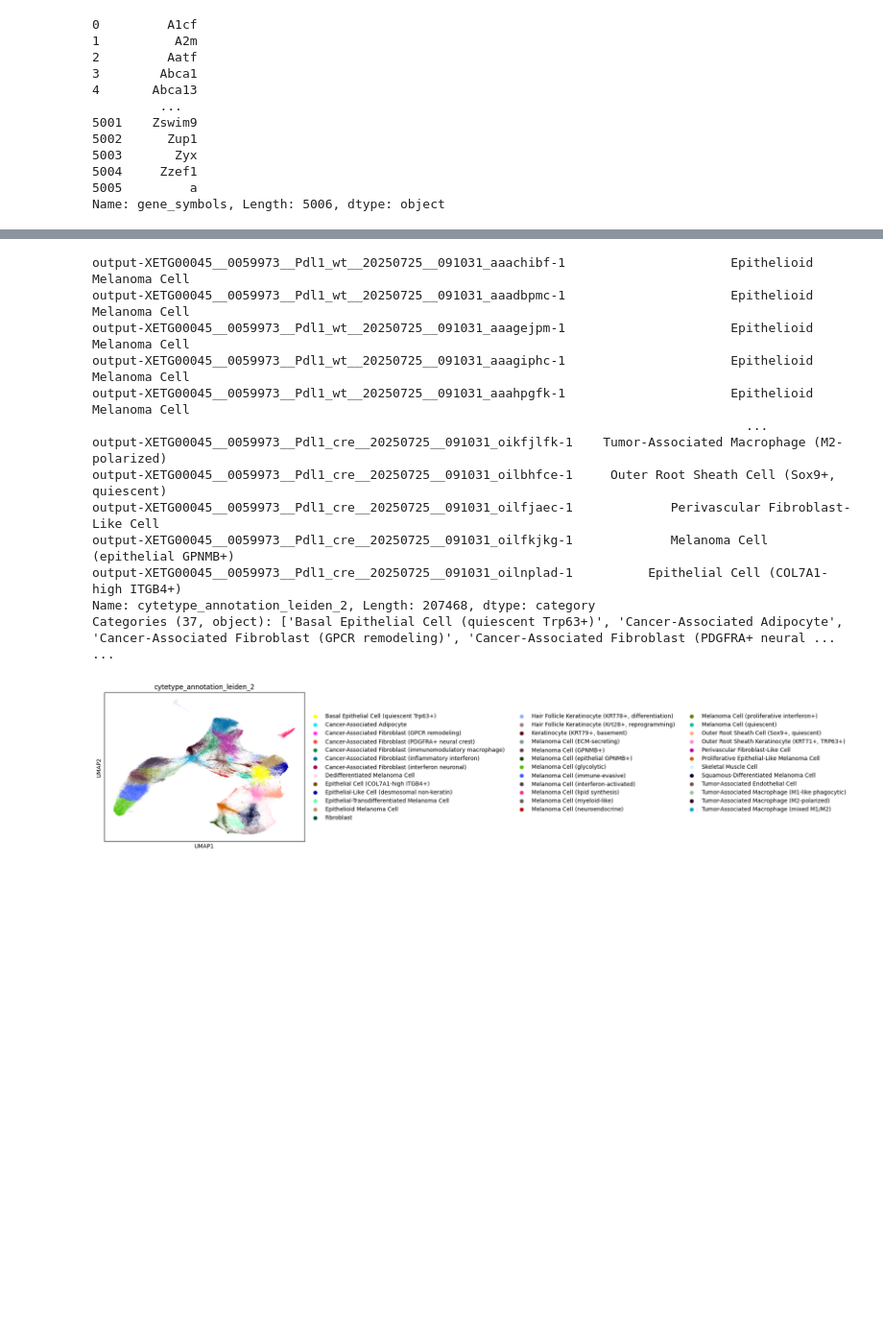
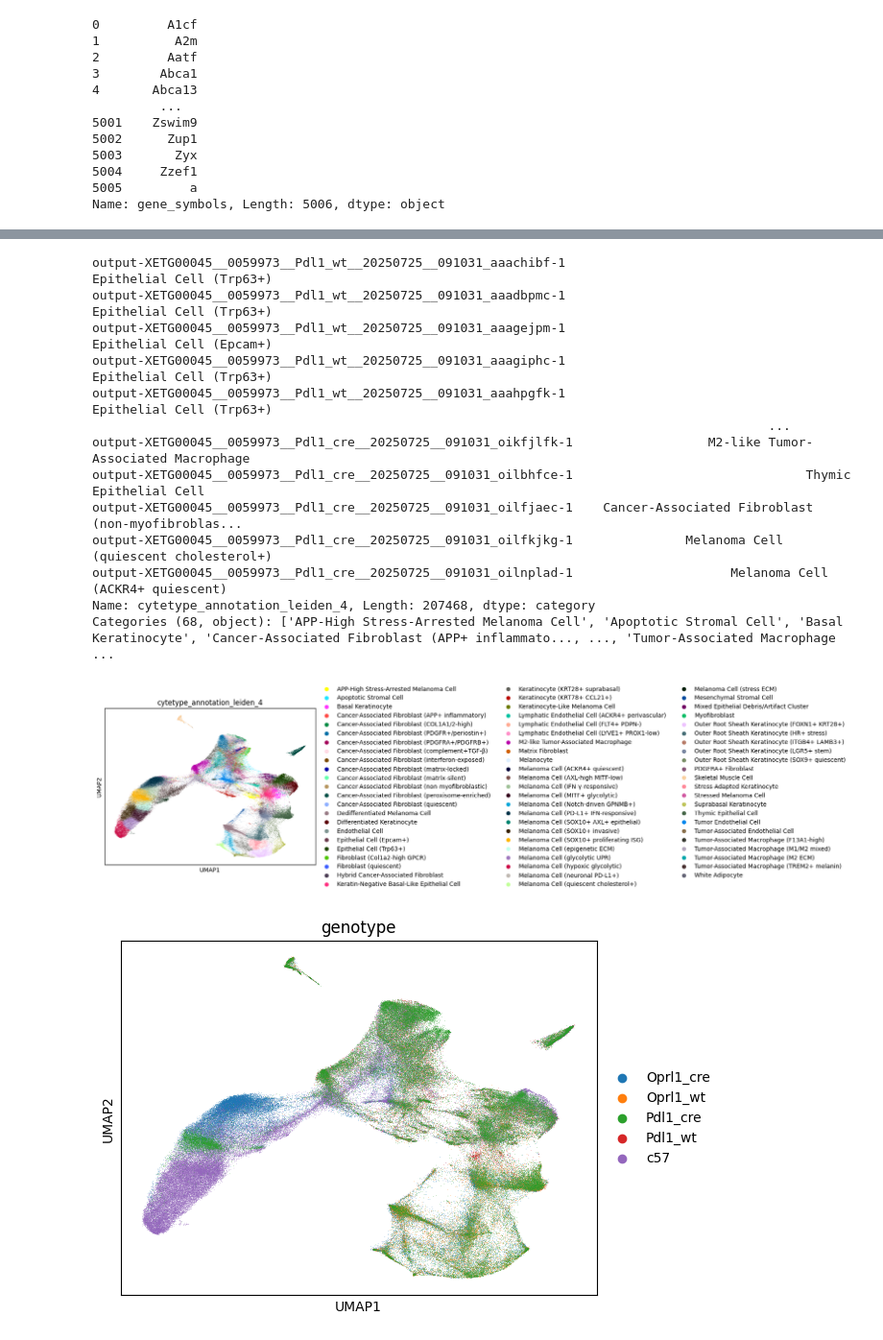
Before and after one commit to christoffermattssonlangseth/talbot_xenium, a Jupyter notebook: notebooks/level-3/01_cytetype_tumor.ipynb, the cells around one changed output, grey strips where cells are left out. Shown at 96% size. Cells and saved outputs as stored; diff of their text form; code cells hidden in the pictures; blank space fills up the shorter version.

```diff
--- a/notebooks/level-3/01_cytetype_tumor.ipynb
+++ b/notebooks/level-3/01_cytetype_tumor.ipynb
@@ -50,7 +50,7 @@ study_context = (
 )
 # %%
 # ------ CyteType ------
-annotator = CyteType(adata, group_key="leiden_2")
+annotator = CyteType(adata, group_key="leiden_4")
 adata = annotator.run(
     study_context=study_context,
 )
@@ -76,23 +75,25 @@ AttributeError: 'DataFrame' object has no attribute 'cytetype_annotation_cluster
 # %%
-adata.obs['cytetype_annotation_leiden_2']
+adata.obs['cytetype_annotation_leiden_4']
 # %% [output]
-output-XETG00045__0059973__Pdl1_wt__20250725__091031_aaachibf-1                      Epithelioid Melanoma Cell
-output-XETG00045__0059973__Pdl1_wt__20250725__091031_aaadbpmc-1                      Epithelioid Melanoma Cell
-output-XETG00045__0059973__Pdl1_wt__20250725__091031_aaagejpm-1                      Epithelioid Melanoma Cell
-output-XETG00045__0059973__Pdl1_wt__20250725__091031_aaagiphc-1                      Epithelioid Melanoma Cell
-output-XETG00045__0059973__Pdl1_wt__20250725__091031_aaahpgfk-1                      Epithelioid Melanoma Cell
-                                                                                       ...
-output-XETG00045__0059973__Pdl1_cre__20250725__091031_oikfjlfk-1    Tumor-Associated Macrophage (M2-polarized)
-output-XETG00045__0059973__Pdl1_cre__20250725__091031_oilbhfce-1     Outer Root Sheath Cell (Sox9+, quiescent)
-output-XETG00045__0059973__Pdl1_cre__20250725__091031_oilfjaec-1             Perivascular Fibroblast-Like Cell
-output-XETG00045__0059973__Pdl1_cre__20250725__091031_oilfkjkg-1             Melanoma Cell (epithelial GPNMB+)
-output-XETG00045__0059973__Pdl1_cre__20250725__091031_oilnplad-1          Epithelial Cell (COL7A1-high ITGB4+)
-Name: cytetype_annotation_leiden_2, Length: 207468, dtype: category
-Categories (37, object): ['Basal Epithelial Cell (quiescent Trp63+)', 'Cancer-Associated Adipocyte', 'Cancer-Associated Fibroblast (GPCR remodeling)', 'Cancer-Associated Fibroblast (PDGFRA+ neural ... ...
+output-XETG00045__0059973__Pdl1_wt__20250725__091031_aaachibf-1                              Epithelial Cell (Trp63+)
+output-XETG00045__0059973__Pdl1_wt__20250725__091031_aaadbpmc-1                              Epithelial Cell (Trp63+)
+output-XETG00045__0059973__Pdl1_wt__20250725__091031_aaagejpm-1                              Epithelial Cell (Epcam+)
+output-XETG00045__0059973__Pdl1_wt__20250725__091031_aaagiphc-1                              Epithelial Cell (Trp63+)
+output-XETG00045__0059973__Pdl1_wt__20250725__091031_aaahpgfk-1                              Epithelial Cell (Trp63+)
+                                                                                          ...
+output-XETG00045__0059973__Pdl1_cre__20250725__091031_oikfjlfk-1                  M2-like Tumor-Associated Macrophage
+output-XETG00045__0059973__Pdl1_cre__20250725__091031_oilbhfce-1                               Thymic Epithelial Cell
+output-XETG00045__0059973__Pdl1_cre__20250725__091031_oilfjaec-1    Cancer-Associated Fibroblast (non-myofibroblas...
+output-XETG00045__0059973__Pdl1_cre__20250725__091031_oilfkjkg-1               Melanoma Cell (quiescent cholesterol+)
+output-XETG00045__0059973__Pdl1_cre__20250725__091031_oilnplad-1                     Melanoma Cell (ACKR4+ quiescent)
+Name: cytetype_annotation_leiden_4, Length: 207468, dtype: category
+Categories (68, object): ['APP-High Stress-Arrested Melanoma Cell', 'Apoptotic Stromal Cell', 'Basal Keratinocyte', 'Cancer-Associated Fibroblast (APP+ inflammato..., ..., 'Tumor-Associated Macrophage ...
 # %%
-sc.pl.umap(adata, color = 'cytetype_annotation_leiden_2')
+sc.pl.umap(adata, color = 'cytetype_annotation_leiden_4')
+sc.pl.umap(adata, color = 'genotype')
 # %% [output]
-[figure, old version]
+[figure, new version]
+[figure, added]
 # %%
 import scanpy as sc
 import numpy as np
```
Also changed, not shown: parts of 5 cells of this notebook, 7 other files.
